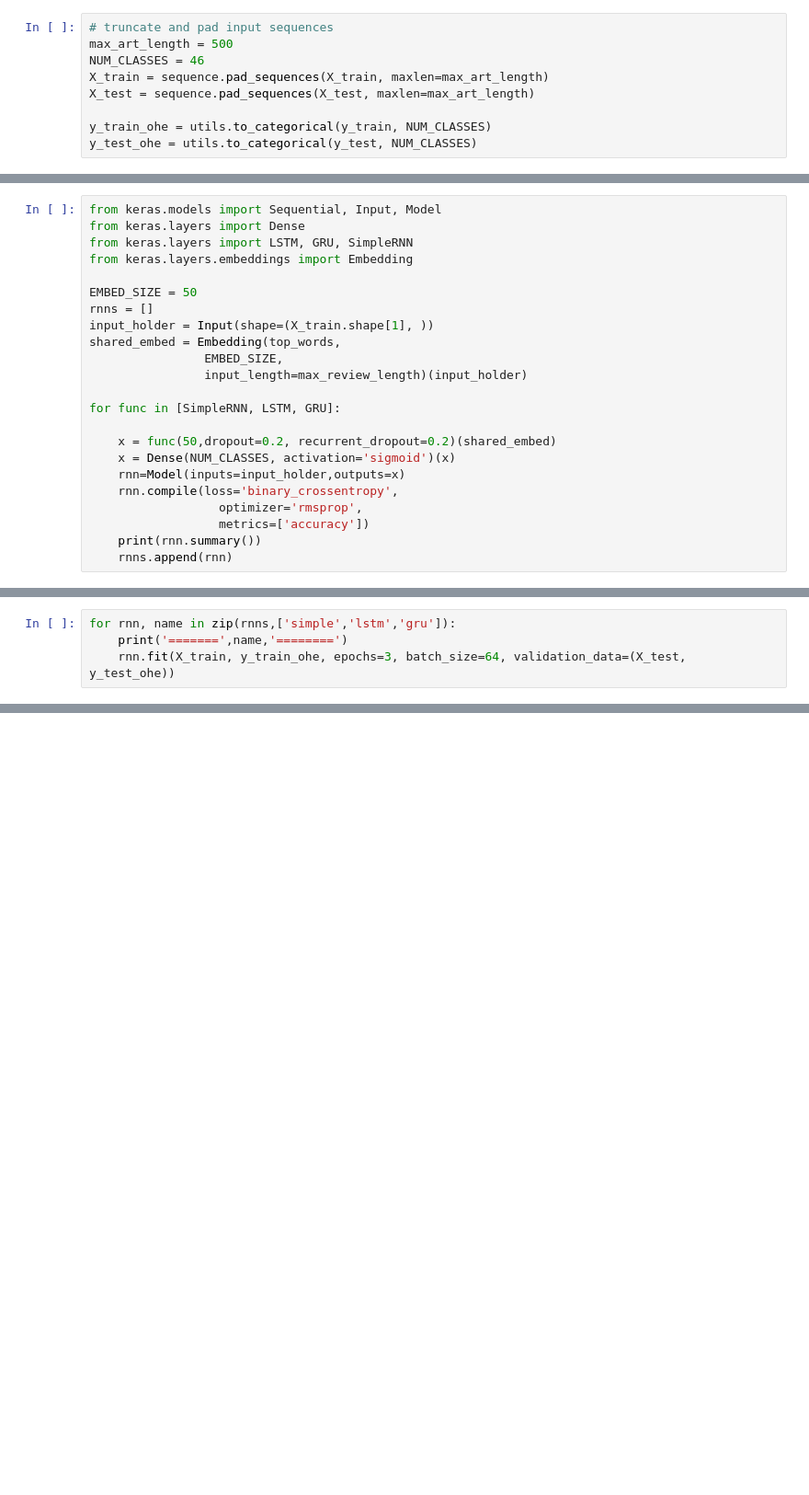
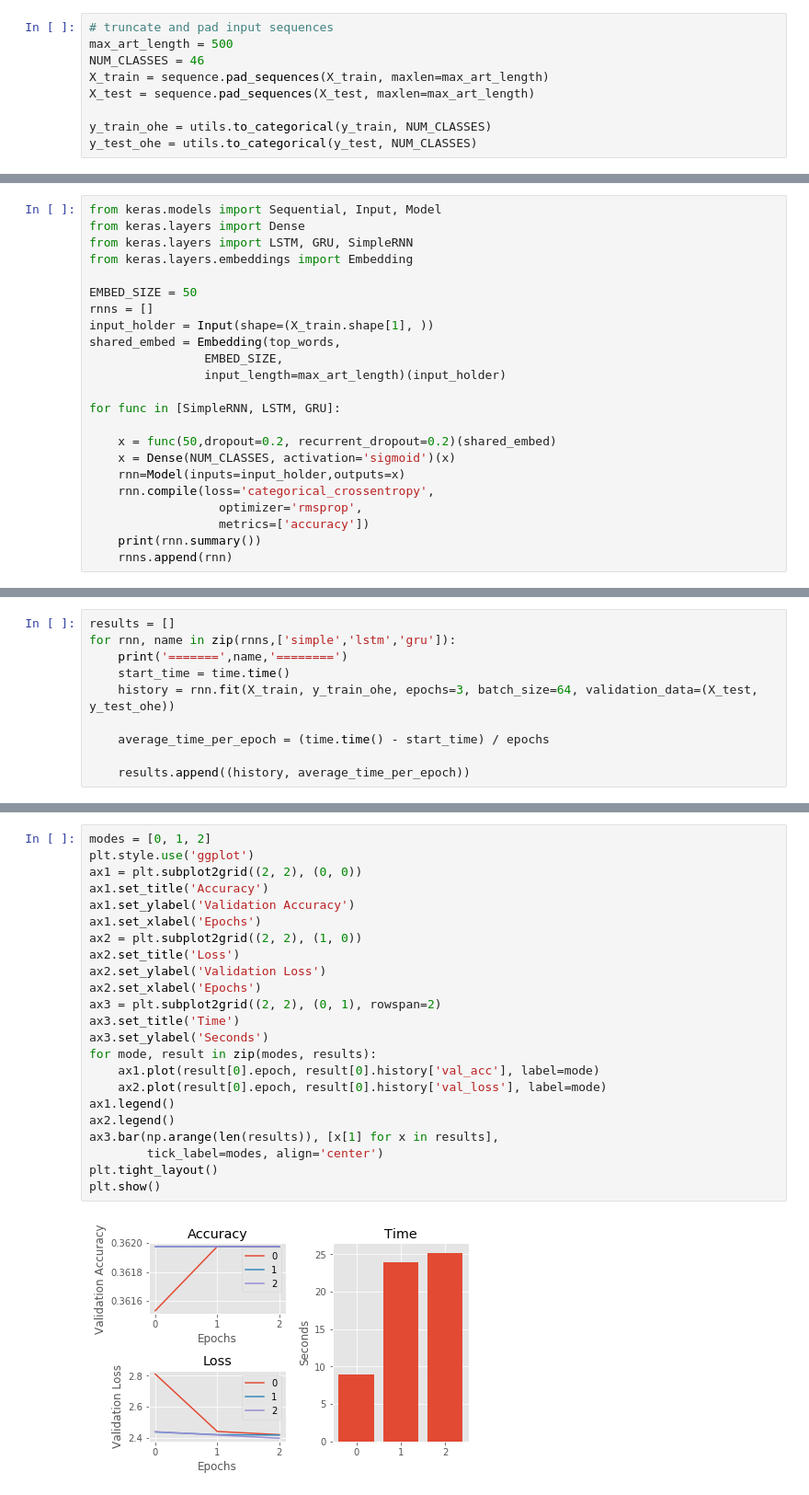
Before and after one commit to egabrielsen/MachineLearning, a Jupyter notebook: Lab09/Lab9-Danh.ipynb, the cells around one changed output, grey strips where cells are left out. Shown: that part at 92% size. Saved outputs shown, nothing was run; the diff lists cells and outputs as text; blank space fills up the shorter version.

```diff
--- a/Lab09/Lab9-Danh.ipynb
+++ b/Lab09/Lab9-Danh.ipynb
@@ -77,14 +79,14 @@ rnns = []
 input_holder = Input(shape=(X_train.shape[1], ))
 shared_embed = Embedding(top_words,
                 EMBED_SIZE,
-                input_length=max_review_length)(input_holder)
+                input_length=max_art_length)(input_holder)
 
 for func in [SimpleRNN, LSTM, GRU]:
 
     x = func(50,dropout=0.2, recurrent_dropout=0.2)(shared_embed)
     x = Dense(NUM_CLASSES, activation='sigmoid')(x)
     rnn=Model(inputs=input_holder,outputs=x)
-    rnn.compile(loss='binary_crossentropy',
+    rnn.compile(loss='categorical_crossentropy',
                   optimizer='rmsprop',
                   metrics=['accuracy'])
     print(rnn.summary())
@@ -108,9 +110,15 @@ Non-trainable params: 0
 _________________________________________________________________
 None
 # %%
+results = []
 for rnn, name in zip(rnns,['simple','lstm','gru']):
     print('=======',name,'========')
-    rnn.fit(X_train, y_train_ohe, epochs=3, batch_size=64, validation_data=(X_test, y_test_ohe))
+    start_time = time.time()
+    history = rnn.fit(X_train, y_train_ohe, epochs=3, batch_size=64, validation_data=(X_test, y_test_ohe))
+
+    average_time_per_epoch = (time.time() - start_time) / epochs
+
+    results.append((history, average_time_per_epoch))
 # %% [output]
 ======= simple ========
 Train on 8982 samples, validate on 2246 samples
@@ -131,0 +140,25 @@ Epoch 3/3
+# %%
+modes = [0, 1, 2]
+plt.style.use('ggplot')
+ax1 = plt.subplot2grid((2, 2), (0, 0))
+ax1.set_title('Accuracy')
+ax1.set_ylabel('Validation Accuracy')
+ax1.set_xlabel('Epochs')
+ax2 = plt.subplot2grid((2, 2), (1, 0))
+ax2.set_title('Loss')
+ax2.set_ylabel('Validation Loss')
+ax2.set_xlabel('Epochs')
+ax3 = plt.subplot2grid((2, 2), (0, 1), rowspan=2)
+ax3.set_title('Time')
+ax3.set_ylabel('Seconds')
+for mode, result in zip(modes, results):
+    ax1.plot(result[0].epoch, result[0].history['val_acc'], label=mode)
+    ax2.plot(result[0].epoch, result[0].history['val_loss'], label=mode)
+ax1.legend()
+ax2.legend()
+ax3.bar(np.arange(len(results)), [x[1] for x in results],
+        tick_label=modes, align='center')
+plt.tight_layout()
+plt.show()
+# %% [output]
+[figure, added]
```
Also changed, not shown: parts of 14 cells of this notebook, 3 other files.
